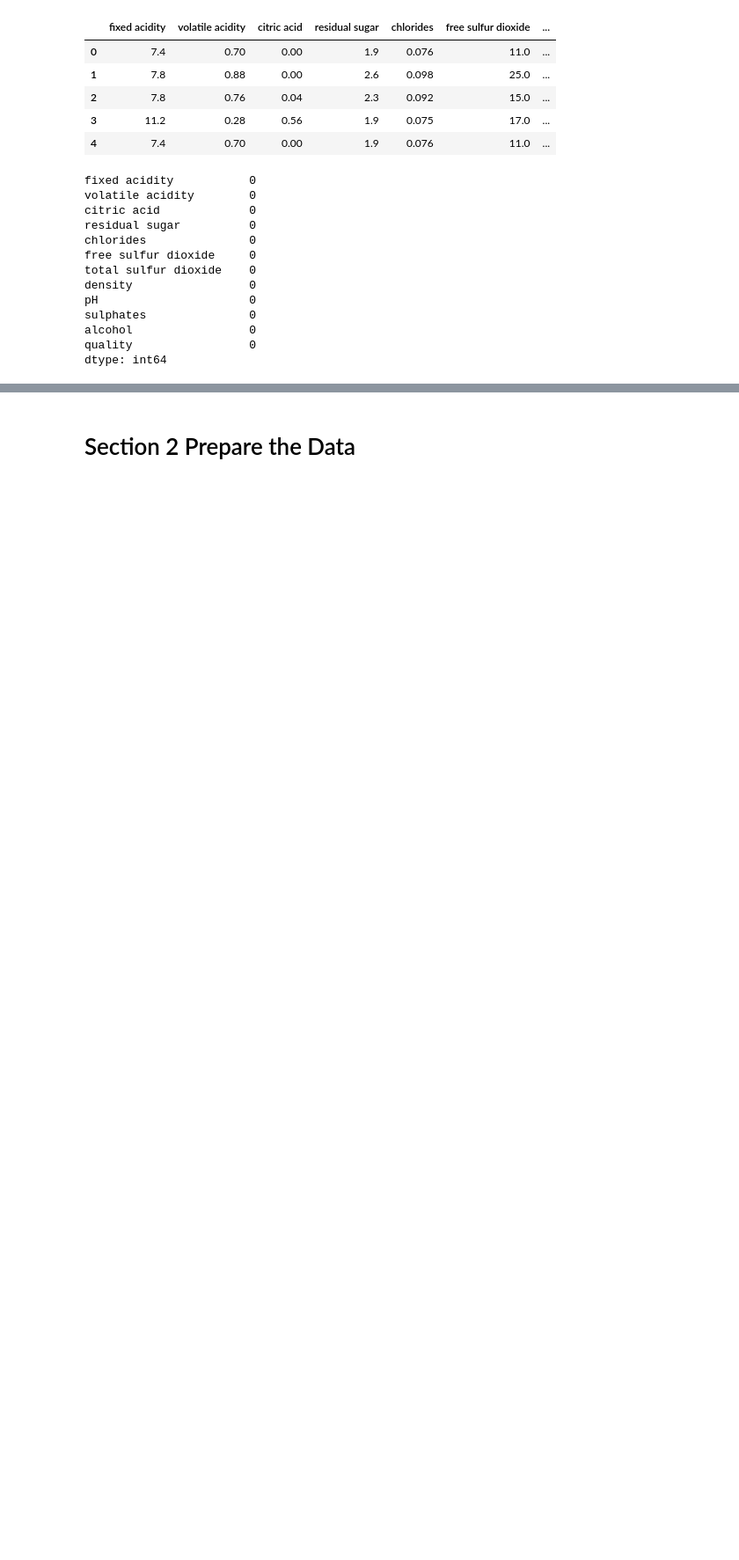
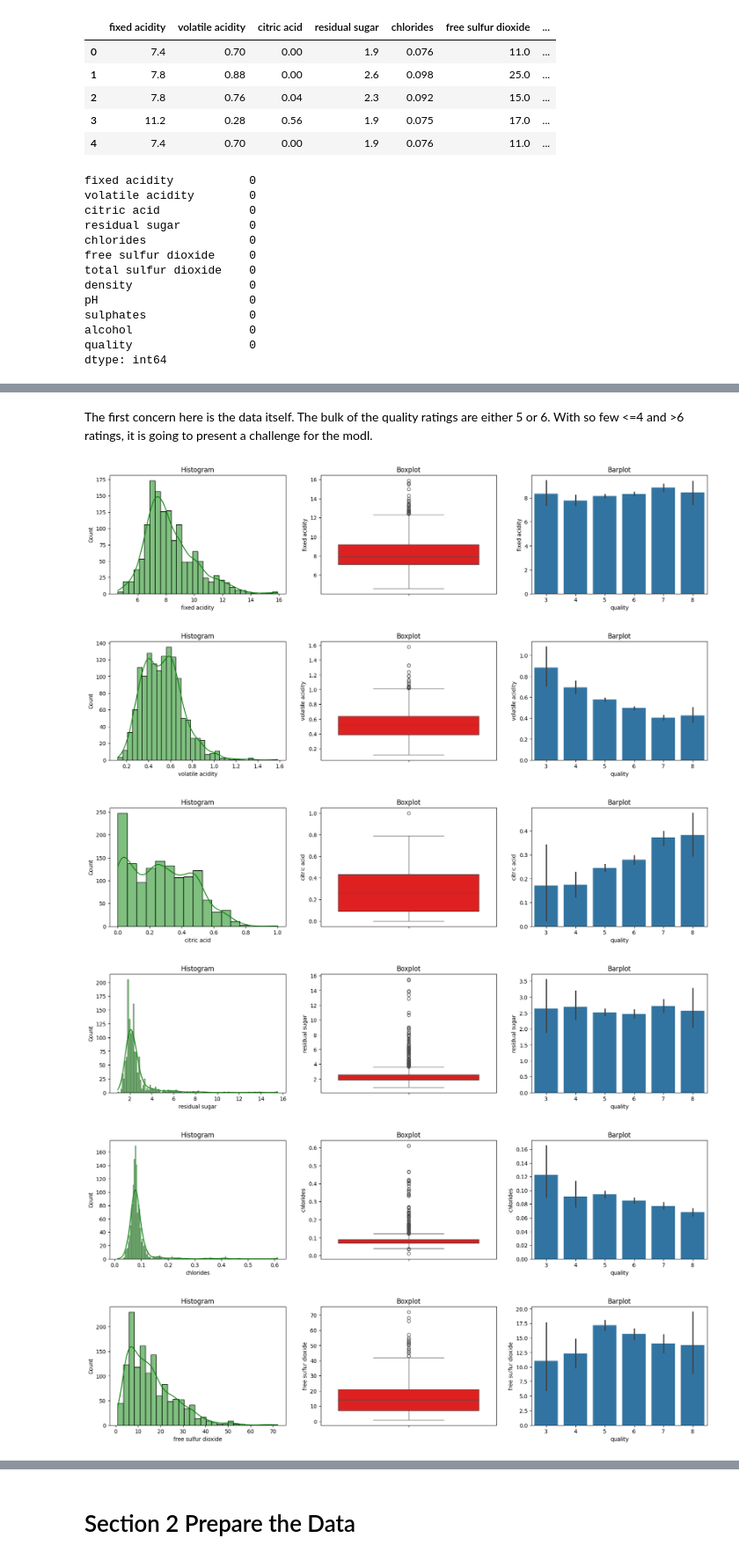
Before and after one commit to drpafowler/applied-ml-philip, a Jupyter notebook: lab05/ensemble_philip.ipynb, the cells around one changed output, grey strips where cells are left out. Shown at 88% size. Cells and saved outputs as stored; diff of their text form; code cells hidden in the pictures; blank space fills up the shorter version.

```diff
--- a/lab05/ensemble_philip.ipynb
+++ b/lab05/ensemble_philip.ipynb
@@ -101,0 +129,37 @@ dtype: int64
+# %% [markdown]
+The first concern here is the data itself.  The bulk of the quality ratings are either 5 or 6.  With so few <=4 and >6 ratings, it is going to present a challenge for the modl.
+# %%
+def multiple_plots(df, variable,target):
+    # The function takes a dataframe (df) and
+    # the variable of interest as arguments.
+
+    # Define figure size.
+    plt.figure(figsize=(20, 4))
+
+    # histogram
+    plt.subplot(1, 3, 1)
+    sns.histplot(df[variable], kde = True,color='g')
+    plt.title('Histogram')
+
+    # boxplot
+    plt.subplot(1, 3, 2)
+    sns.boxplot(y=df[variable],color = 'r')
+    plt.title('Boxplot')
+
+    # barplot
+    plt.subplot(1, 3, 3)
+    sns.barplot(x = target, y = variable, data = df)
+    plt.title('Barplot')
+
+
+    plt.show()
+
+for col in df:
+    multiple_plots(df,col,'quality')
+# %% [output]
+[figure, added]
+[figure, added]
+[figure, added]
+[figure, added]
+[figure, added]
+[figure, added]
```
Also changed, not shown: parts of 14 cells of this notebook.
